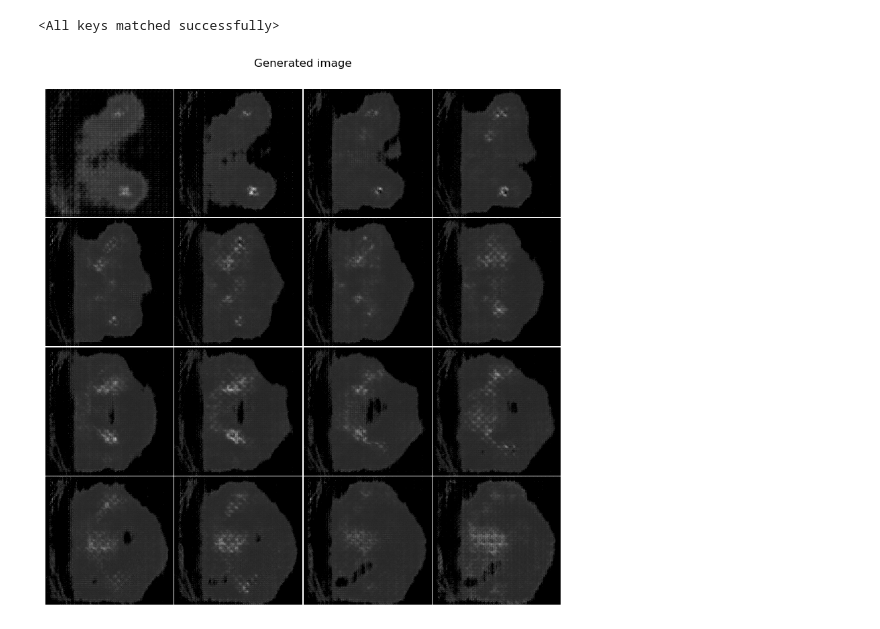
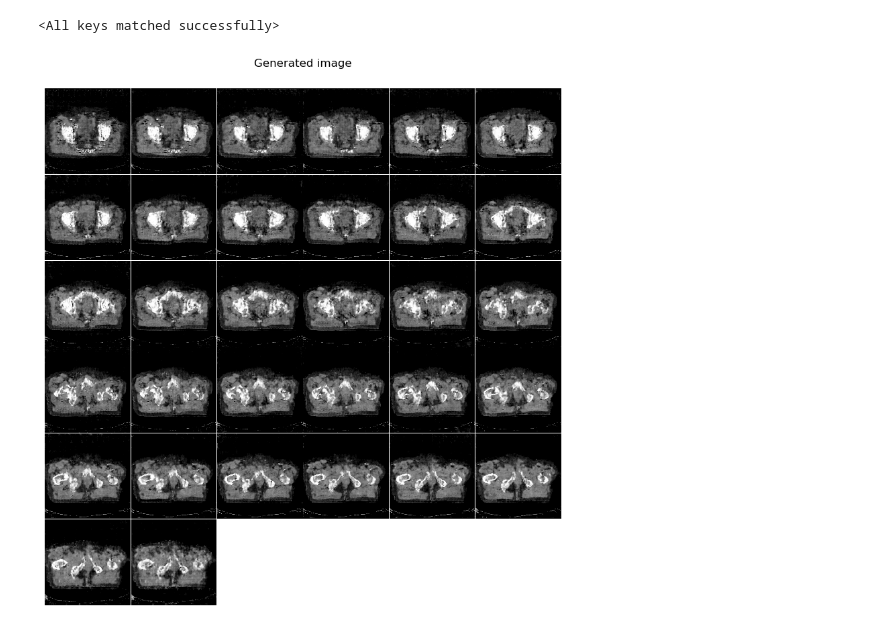
Before and after one commit to kaamka/3D-CT-images-augmentation, a Jupyter notebook: load_model.ipynb, the cells around one changed output. Cells and saved outputs as stored; diff of their text form; code cells hidden in the pictures.

```diff
--- a/load_model.ipynb
+++ b/load_model.ipynb
@@ -7,7 +7,7 @@ from monai.networks.layers import Reshape
 from monai.visualize import matshow3d
 # %%
 class Generator(nn.Module):
-    def __init__(self, channels_noise, channels_img, features_g):
+    def __init__(self):
         super(Generator, self).__init__()
 
         self.linear = nn.Linear(100, 256*8*8*4)
@@ -17,9 +17,8 @@ class Generator(nn.Module):
             self._block(256, 128, 4, 2, 1),
             self._block(128, 64, 4, 2, 1),
             self._block(64, 32, 4, 2, 1),
-            self._block(32, 16, 4, 2, 1),
-            self._block(16, 8, 4, 2, 1),
-            self._block(8, 1, 3, 1, 1),
+            self._block(32, 16, (4,4,3), (2,2,1), 1),
+            self._block(16, 1, (4,4,3), (2,2,1), 1),
             nn.Tanh(),
         )
 
@@ -43,20 +42,20 @@ class Generator(nn.Module):
         x = self.net(x)
         return x
 # %%
-generator = Generator(0,0,0)
-generator.load_state_dict(torch.load('./generator.pt'))
+generator = Generator()
+generator.load_state_dict(torch.load('/data2/etude/micorl/WGAN/models/checkpoint_04-12-2023_16:48.pt')['generator'])
 # %% [output]
 <All keys matched successfully>
 # %%
 noise = torch.randn(1, 100)
 with torch.no_grad():
     fake = generator(noise)
     fig = plt.figure(figsize=(15,15))
     matshow3d(volume=fake,
             fig=fig,
             title="Generated image",
-            every_n=8,
+            every_n=1,
             frame_dim=-1,
             cmap="gray")
 # %% [output]
-[figure, old version]
+[figure, new version]
```
Also changed, not shown: 2 other files.
